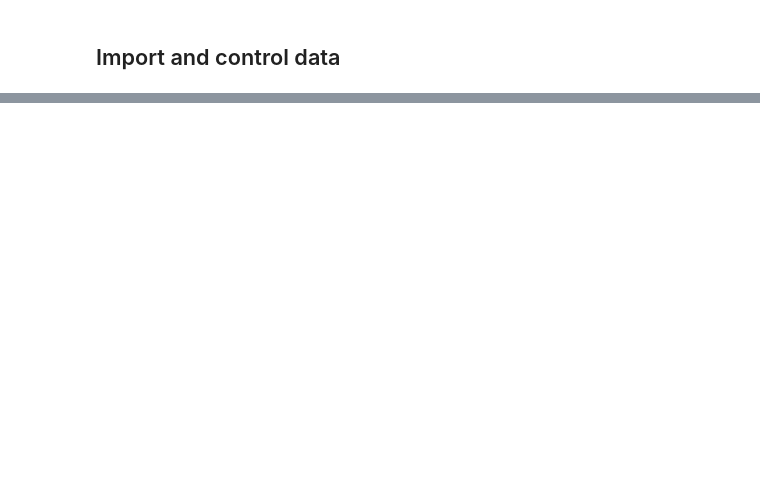
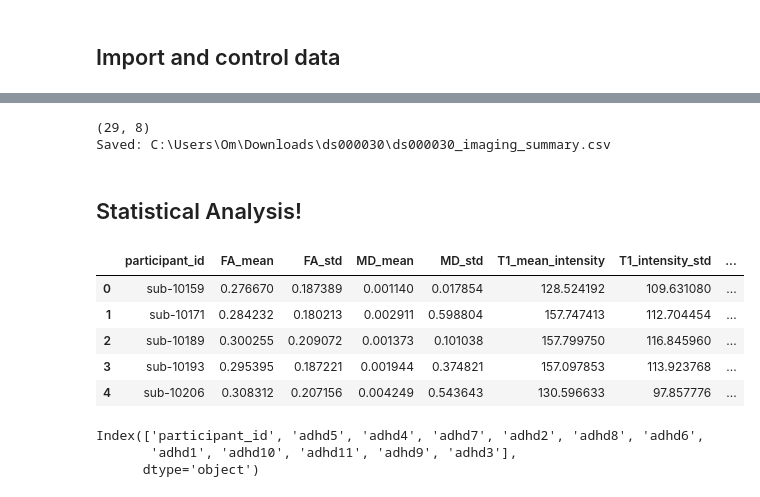
Before and after one commit to ompatel33/NSCI290_Final, a Jupyter notebook: braindata.ipynb, the cells around one changed output, grey strips where cells are left out. Saved outputs shown, nothing was run; the diff lists cells and outputs as text; code cells hidden in the pictures; blank space fills up the shorter version.

```diff
--- a/braindata.ipynb
+++ b/braindata.ipynb
@@ -65,0 +274,49 @@ pheno.columns
+# %%
+# combine DTI and T1 summaries into one dataframe
+
+imaging_df = pd.merge(dti_df, t1_df, on="participant_id", how="outer")
+print(imaging_df.shape)
+imaging_df.head()
+
+out_path = os.path.join(BIDS_ROOT, "ds000030_imaging_summary.csv")
+imaging_df.to_csv(out_path, index=False)
+print("Saved:", out_path)
+# %% [output]
+(29, 8)
+Saved: C:\Users\Om\Downloads\ds000030\ds000030_imaging_summary.csv
+# %% [markdown]
+## Statistical Analysis!
+# %%
+# statistical analysis
+
+imaging_file = os.path.join(BIDS_ROOT, "ds000030_imaging_summary.csv")
+
+IMAGING_COLS = [
+    "FA_mean", "FA_std",
+    "MD_mean", "MD_std",
+    "T1_mean_intensity",
+    "T1_intensity_std",
+    "T1_brain_voxels",
+]
+
+# load imaging summary file
+
+imaging_df = pd.read_csv(imaging_file)
+imaging_df.head()
+# %% [output]
+|  | participant_id | FA_mean | FA_std | MD_mean | MD_std | T1_mean_intensity | T1_intensity_std | ... |
+| 0 | sub-10159 | 0.276670 | 0.187389 | 0.001140 | 0.017854 | 128.524192 | 109.631080 | ... |
+| 1 | sub-10171 | 0.284232 | 0.180213 | 0.002911 | 0.598804 | 157.747413 | 112.704454 | ... |
+| 2 | sub-10189 | 0.300255 | 0.209072 | 0.001373 | 0.101038 | 157.799750 | 116.845960 | ... |
+| 3 | sub-10193 | 0.295395 | 0.187221 | 0.001944 | 0.374821 | 157.097853 | 113.923768 | ... |
+| 4 | sub-10206 | 0.308312 | 0.207156 | 0.004249 | 0.543643 | 130.596633 | 97.857776 | ... |
+# %%
+# load behavioral/phenotypic dataset
+# !!!!!!THIS NEEDS DEFINITIVE COLUMNS THAT YOU NEED TO CHOOSE!!!!!!
+
+pheno = pd.read_csv(os.path.join(BIDS_ROOT, "phenotype", "ADHD.tsv"), sep="\t")
+pheno.columns
+# %% [output]
+Index(['participant_id', 'adhd5', 'adhd4', 'adhd7', 'adhd2', 'adhd8', 'adhd6',
+       'adhd1', 'adhd10', 'adhd11', 'adhd9', 'adhd3'],
+      dtype='object')
```
Also changed, not shown: parts of 11 cells of this notebook.
